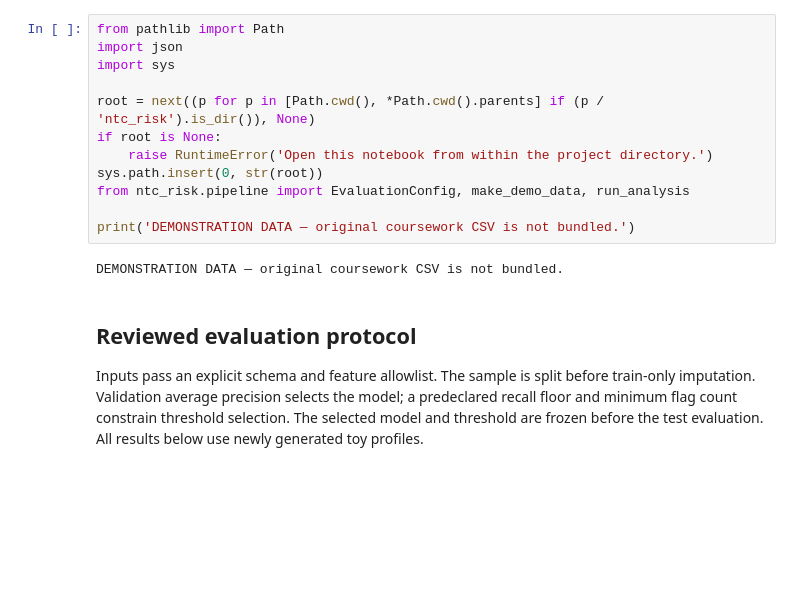
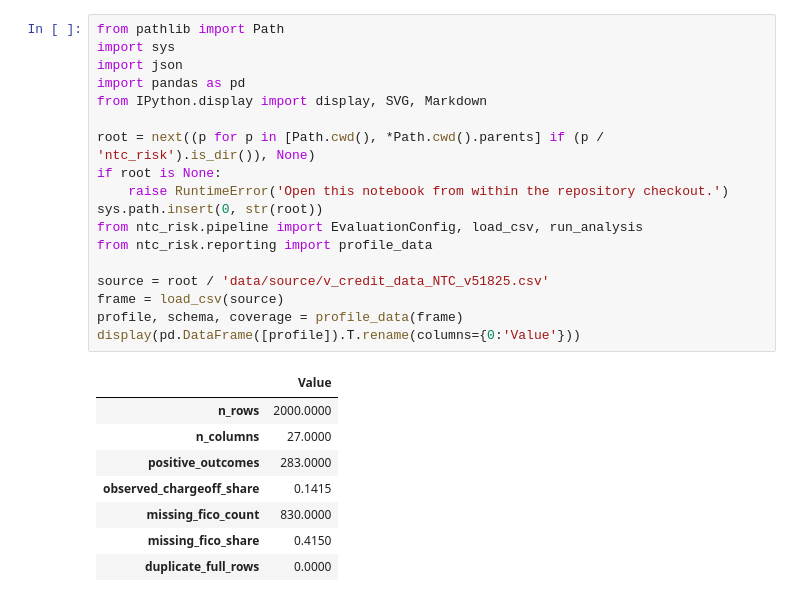
Before and after one commit to gracengg/New_to_Credit_Consumer_Risk_Analysis, a Jupyter notebook: notebooks/NTC_Consumer_Credit.ipynb, the cells around one changed output. Drawn from its saved outputs; the diff is of its cells as text; blank space fills up the shorter version.

```diff
--- a/notebooks/NTC_Consumer_Credit.ipynb
+++ b/notebooks/NTC_Consumer_Credit.ipynb
@@ -7,18 +10,27 @@ This reviewed notebook demonstrates the corrected workflow on **new toy data** b
 # %%
 from pathlib import Path
+import sys
 import json
-import sys
+import pandas as pd
+from IPython.display import display, SVG, Markdown
 
 root = next((p for p in [Path.cwd(), *Path.cwd().parents] if (p / 'ntc_risk').is_dir()), None)
 if root is None:
-    raise RuntimeError('Open this notebook from within the project directory.')
+    raise RuntimeError('Open this notebook from within the repository checkout.')
 sys.path.insert(0, str(root))
-from ntc_risk.pipeline import EvaluationConfig, make_demo_data, run_analysis
+from ntc_risk.pipeline import EvaluationConfig, load_csv, run_analysis
+from ntc_risk.reporting import profile_data
 
-print('DEMONSTRATION DATA — original coursework CSV is not bundled.')
+source = root / 'data/source/v_credit_data_NTC_v51825.csv'
+frame = load_csv(source)
+profile, schema, coverage = profile_data(frame)
+display(pd.DataFrame([profile]).T.rename(columns={0:'Value'}))
 # %% [output]
-DEMONSTRATION DATA — original coursework CSV is not bundled.
+|  | Value |
+| n_rows | 2000.0000 |
+| n_columns | 27.0000 |
+| positive_outcomes | 283.0000 |
+| observed_chargeoff_share | 0.1415 |
+| missing_fico_count | 830.0000 |
+| missing_fico_share | 0.4150 |
+| duplicate_full_rows | 0.0000 |
-# %% [markdown]
-## Reviewed evaluation protocol
-
-Inputs pass an explicit schema and feature allowlist. The sample is split before train-only imputation. Validation average precision selects the model; a predeclared recall floor and minimum flag count constrain threshold selection. The selected model and threshold are frozen before the test evaluation. All results below use newly generated toy profiles.
```
Also changed, not shown: parts of 18 cells of this notebook, 36 other files.
